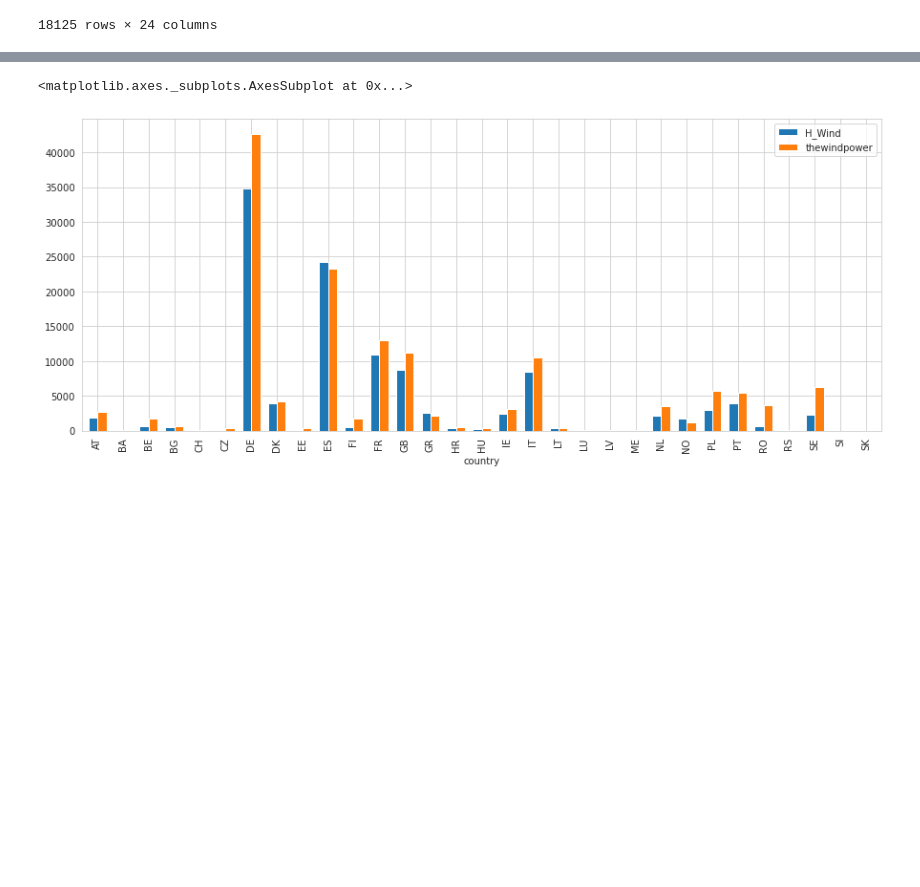
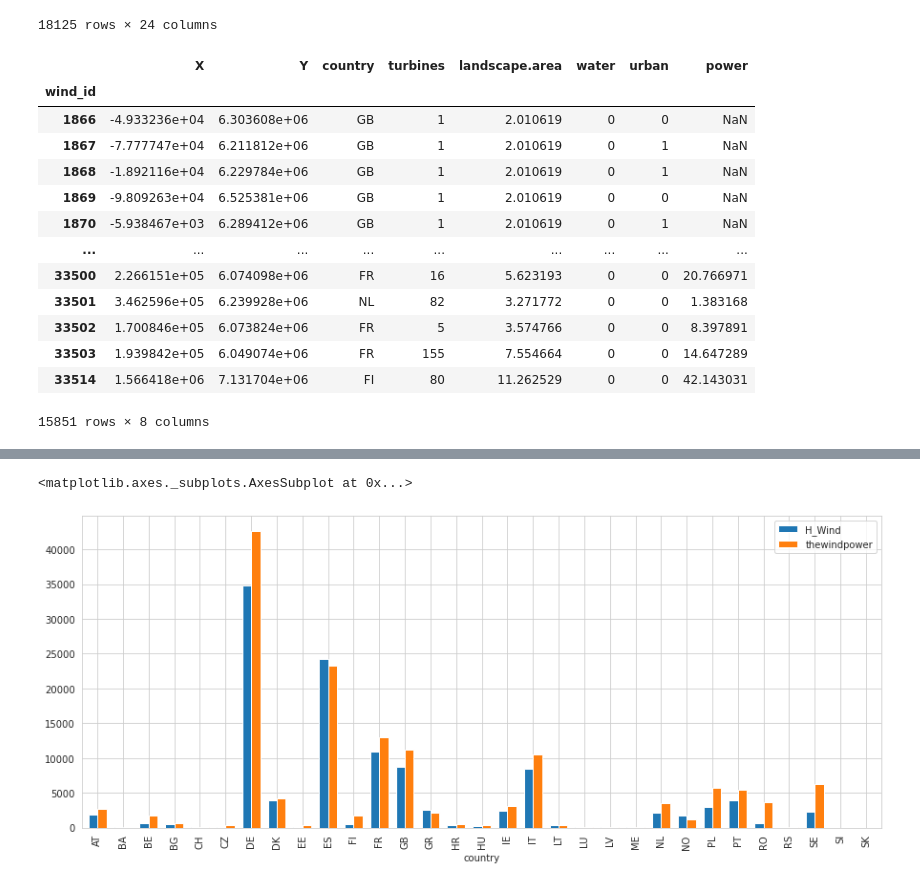
Before and after one commit to JanFrederickUnnewehr/wind_dataset_comparison, a Jupyter notebook: main.ipynb, the cells around one changed output, grey strips where cells are left out. Cells and saved outputs as stored; diff of their text form; code cells hidden in the pictures; blank space fills up the shorter version.

```diff
--- a/main.ipynb
+++ b/main.ipynb
@@ -155,4 +155,21 @@ thewindpower
 | 170 | Europe | SK | Slovakia | NaN | NaN | NaN | Cerova | NaN | 48.570000 | 17.390000 | ... |
 | 827 | Europe | SK | Slovakia | NaN | NaN | NaN | Myjava | NaN | 48.802681 | 17.501652 | ... |
 18125 rows × 24 columns
+# %%
+H_Wind
+# %% [output]
+|  | X | Y | country | turbines | landscape.area | water | urban | power |
+| wind_id |  |  |  |  |  |  |  |  |
+| 1866 | -4.933236e+04 | 6.303608e+06 | GB | 1 | 2.010619 | 0 | 0 | NaN |
+| 1867 | -7.777747e+04 | 6.211812e+06 | GB | 1 | 2.010619 | 0 | 1 | NaN |
+| 1868 | -1.892116e+04 | 6.229784e+06 | GB | 1 | 2.010619 | 0 | 1 | NaN |
+| 1869 | -9.809263e+04 | 6.525381e+06 | GB | 1 | 2.010619 | 0 | 0 | NaN |
+| 1870 | -5.938467e+03 | 6.289412e+06 | GB | 1 | 2.010619 | 0 | 1 | NaN |
+| ... | ... | ... | ... | ... | ... | ... | ... | ... |
+| 33500 | 2.266151e+05 | 6.074098e+06 | FR | 16 | 5.623193 | 0 | 0 | 20.766971 |
+| 33501 | 3.462596e+05 | 6.239928e+06 | NL | 82 | 3.271772 | 0 | 0 | 1.383168 |
+| 33502 | 1.700846e+05 | 6.073824e+06 | FR | 5 | 3.574766 | 0 | 0 | 8.397891 |
+| 33503 | 1.939842e+05 | 6.049074e+06 | FR | 155 | 7.554664 | 0 | 0 | 14.647289 |
+| 33514 | 1.566418e+06 | 7.131704e+06 | FI | 80 | 11.262529 | 0 | 0 | 42.143031 |
+15851 rows × 8 columns
 # %%
```
Also changed, not shown: parts of 2 cells of this notebook.
